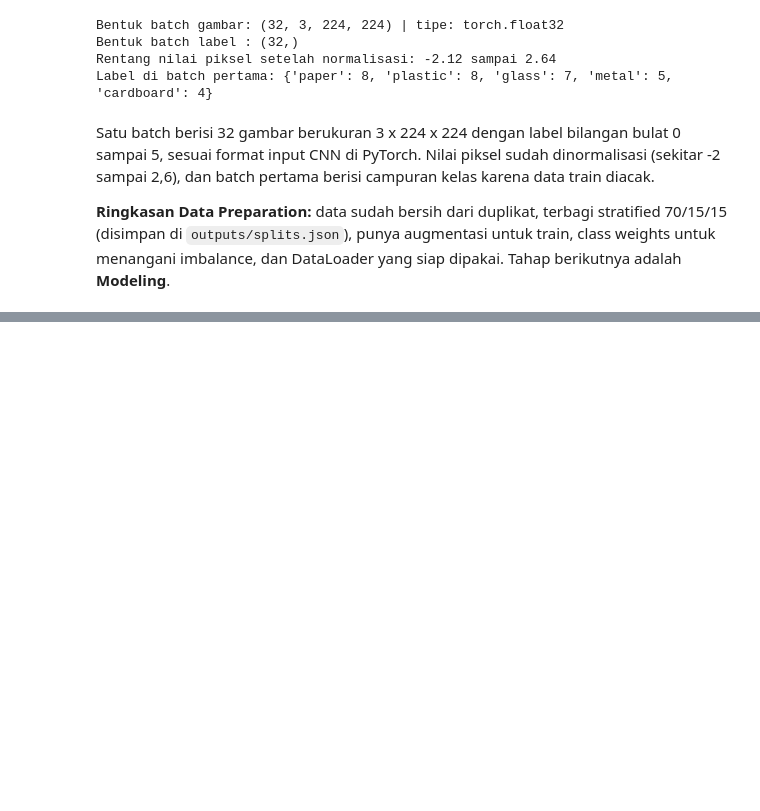
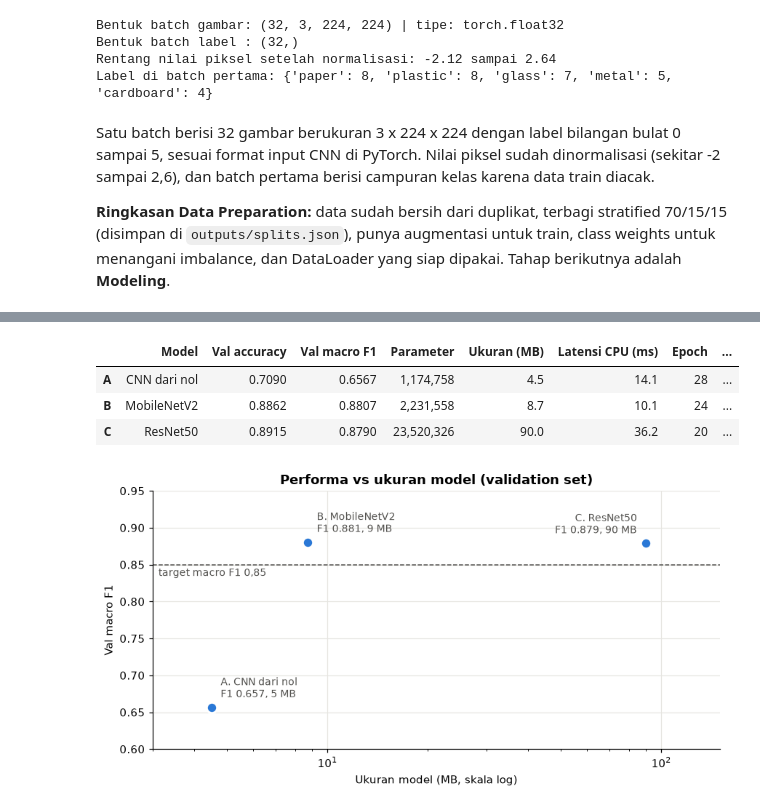
Before and after one commit to frgwnabim/DA-Garbage_Classification, a Jupyter notebook: notebook.ipynb, the cells around one changed output, grey strips where cells are left out. Saved outputs shown, nothing was run; the diff lists cells and outputs as text; code cells hidden in the pictures; blank space fills up the shorter version.

```diff
--- a/notebook.ipynb
+++ b/notebook.ipynb
@@ -391,0 +644,42 @@ Satu batch berisi 32 gambar berukuran 3 x 224 x 224 dengan label bilangan bulat
+# %%
+comparison = pd.DataFrame(results).T[[
+    "model", "val_accuracy", "val_macro_f1", "total_params", "size_mb",
+    "cpu_latency_ms", "epochs", "train_time_min", "vram_peak_gb",
+]]
+comparison.columns = [
+    "Model", "Val accuracy", "Val macro F1", "Parameter", "Ukuran (MB)",
+    "Latensi CPU (ms)", "Epoch", "Waktu training (menit)", "VRAM puncak (GB)",
+]
+comparison.style.format({
+    "Val accuracy": "{:.4f}", "Val macro F1": "{:.4f}", "Parameter": "{:,}",
+    "Ukuran (MB)": "{:.1f}", "Latensi CPU (ms)": "{:.1f}", "Waktu training (menit)": "{:.1f}",
+    "VRAM puncak (GB)": "{:.2f}",
+})
+# %% [output]
+|  | Model | Val accuracy | Val macro F1 | Parameter | Ukuran (MB) | Latensi CPU (ms) | Epoch | ... |
+| A | CNN dari nol | 0.7090 | 0.6567 | 1,174,758 | 4.5 | 14.1 | 28 | ... |
+| B | MobileNetV2 | 0.8862 | 0.8807 | 2,231,558 | 8.7 | 10.1 | 24 | ... |
+| C | ResNet50 | 0.8915 | 0.8790 | 23,520,326 | 90.0 | 36.2 | 20 | ... |
+# %%
+fig, ax = plt.subplots(figsize=(8, 4.2))
+# Posisi label diatur per titik supaya tidak saling menimpa
+label_pos = {"A": ((8, 6), "left", "bottom"), "B": ((8, 6), "left", "bottom"), "C": ((-8, 6), "right", "bottom")}
+for key, r in results.items():
+    ax.scatter(r["size_mb"], r["val_macro_f1"], s=90, color=BLUE, edgecolor="white", linewidth=2, zorder=3)
+    offset, ha, va = label_pos[key]
+    ax.annotate(f"{key}. {r['model']}\nF1 {r['val_macro_f1']:.3f}, {r['size_mb']:.0f} MB",
+                (r["size_mb"], r["val_macro_f1"]), xytext=offset, textcoords="offset points",
+                fontsize=9, color=MUTED, ha=ha, va=va)
+ax.axhline(0.85, color=MUTED, linestyle="--", linewidth=1)
+ax.text(0.01, 0.845, "target macro F1 0,85", transform=ax.get_yaxis_transform(), ha="left",
+        va="top", fontsize=9, color=MUTED)
+ax.set_xscale("log")
+ax.set_xlim(3, 150)
+ax.set_ylim(0.6, 0.95)
+ax.set_xlabel("Ukuran model (MB, skala log)")
+ax.set_ylabel("Val macro F1")
+ax.set_title("Performa vs ukuran model (validation set)")
+plt.tight_layout()
+plt.show()
+# %% [output]
+[figure, added]
```
Also changed, not shown: parts of 20 cells of this notebook, 4 other files.
